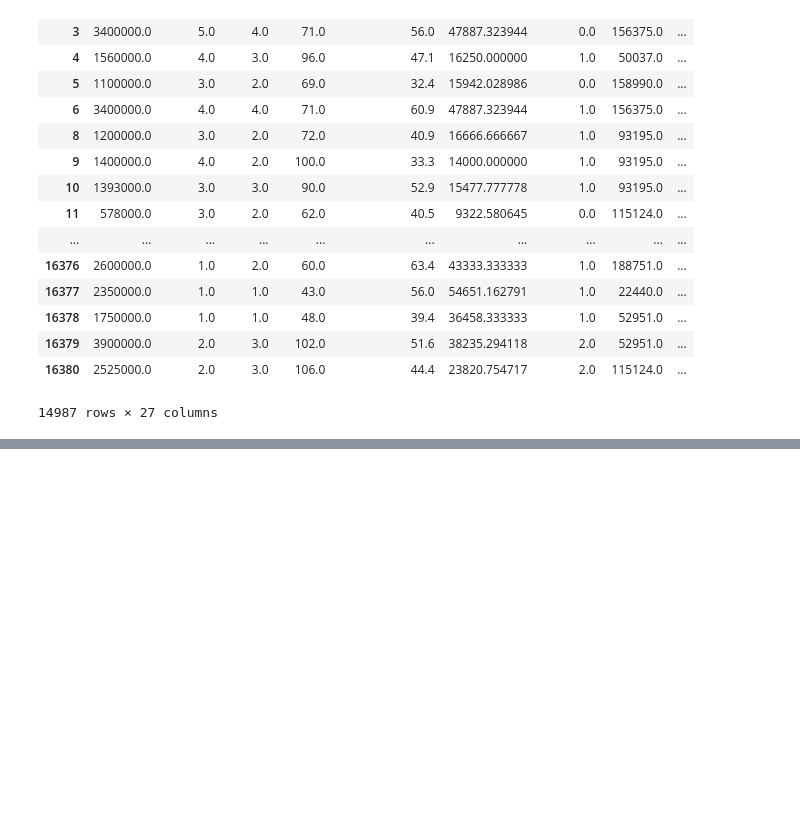
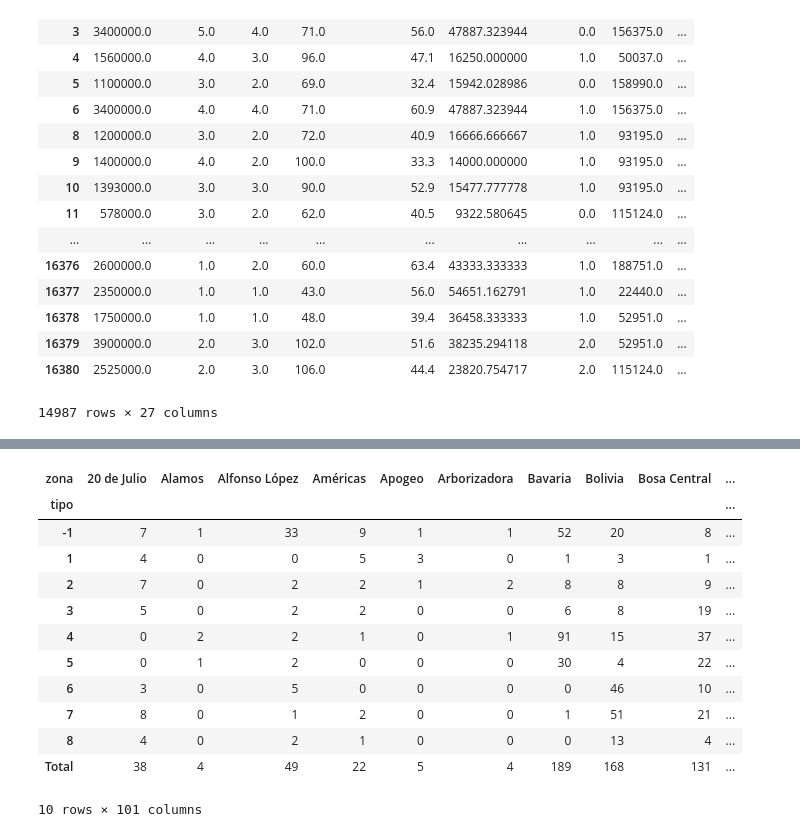
Before and after one commit to Baarry11/Tarea-1-LabDeDatos, a Jupyter notebook: tarea1.ipynb, the cells around one changed output, grey strips where cells are left out. Drawn from its saved outputs; the diff is of its cells as text; code cells hidden in the pictures; blank space fills up the shorter version.

```diff
--- a/tarea1.ipynb
+++ b/tarea1.ipynb
@@ -818,0 +842,9 @@ numeric n_rooms  -0.019166
+# %%
+# analisis categórico versus categóricos
+
+data_cat = df1['categorical']
+def categorical_compa(cat1,cat2):
+    to_compare=[cat1,cat2]
+    kwargs = {'index': data_cat[to_compare[0]], 'columns': data_cat[to_compare[1]]}
+    tabla = pd.crosstab(**kwargs, margins=True, margins_name='Total')
+    return tabla
@@ -818,0 +867,16 @@ numeric n_rooms  -0.019166
+# %%
+categorical_compa('tipo','zona')
+# %% [output]
+| zona | 20 de Julio | Alamos | Alfonso López | Américas | Apogeo | Arborizadora | Bavaria | Bolivia | Bosa Central | ... |
+| tipo |  |  |  |  |  |  |  |  |  | ... |
+| -1 | 7 | 1 | 33 | 9 | 1 | 1 | 52 | 20 | 8 | ... |
+| 1 | 4 | 0 | 0 | 5 | 3 | 0 | 1 | 3 | 1 | ... |
+| 2 | 7 | 0 | 2 | 2 | 1 | 2 | 8 | 8 | 9 | ... |
+| 3 | 5 | 0 | 2 | 2 | 0 | 0 | 6 | 8 | 19 | ... |
+| 4 | 0 | 2 | 2 | 1 | 0 | 1 | 91 | 15 | 37 | ... |
+| 5 | 0 | 1 | 2 | 0 | 0 | 0 | 30 | 4 | 22 | ... |
+| 6 | 3 | 0 | 5 | 0 | 0 | 0 | 0 | 46 | 10 | ... |
+| 7 | 8 | 0 | 1 | 2 | 0 | 0 | 1 | 51 | 21 | ... |
+| 8 | 4 | 0 | 2 | 1 | 0 | 0 | 0 | 13 | 4 | ... |
+| Total | 38 | 4 | 49 | 22 | 5 | 4 | 189 | 168 | 131 | ... |
+10 rows × 101 columns
```
Also changed, not shown: parts of 16 cells of this notebook.
